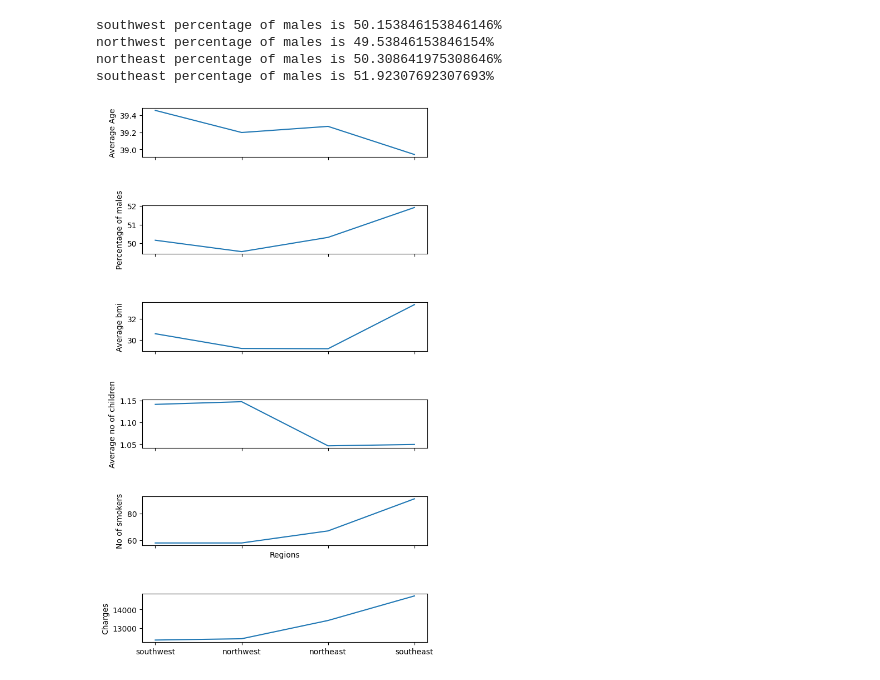
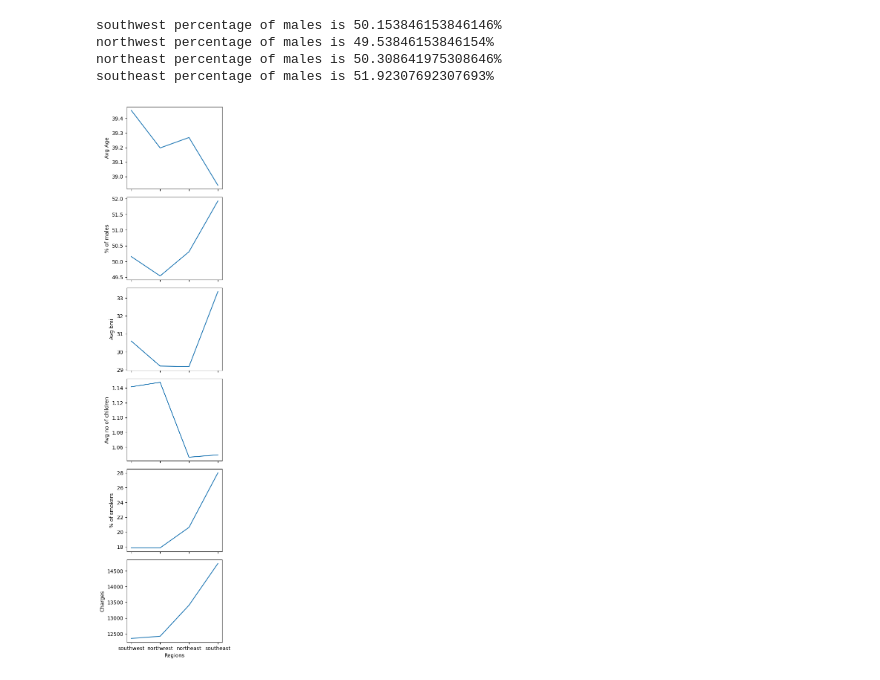
Before and after one commit to chengzhenliew/us_medical_insurance_costs_project, a Jupyter notebook: us-medical-insurance-costs-portfolio-project.ipynb, the cells around one changed output. Saved outputs shown, nothing was run; the diff lists cells and outputs as text; code cells hidden in the pictures.

```diff
--- a/us-medical-insurance-costs-portfolio-project.ipynb
+++ b/us-medical-insurance-costs-portfolio-project.ipynb
@@ -11,7 +11,7 @@ First, we can find the average insurance cost for the different regions to see i
 import csv
 # %%
 #Converting csv to a list of dictionaries which store the individuals' information
-with open("C:\\Users\\cheng\\AppData\\Local\\Temp\\bfad068c-1cda-40ae-bec1-80960efb058b_python-portfolio-project-medical-insurance-cost-starter-files.zip.58b\\python-portfolio-project-starter-files\\insurance.csv") as csvfile:
+with open("C:\\Users\\cheng\\AppData\\Local\Temp\\58913cb5-4783-4cca-a099-026011b2ed67_python-portfolio-project-medical-insurance-cost-starter-files.zip.d67\\python-portfolio-project-starter-files\\insurance.csv") as csvfile:
     csvreader = csv.DictReader(csvfile)
     data = [row for row in csvreader]
 
@@ -229,27 +229,28 @@ southeast percentage of males is 51.92307692307693%
 # %%
 import matplotlib.pyplot as plt
 fig, (age_ax, sex_ax, bmi_ax, children_ax, smoker_ax, charges_ax) = plt.subplots(6, 1, sharex=True)
 
 age_ax.plot(['southwest', 'northwest', 'northeast', 'southeast'], [southwest_ages/southwest_population, northwest_ages/northwest_population, northeast_ages/northeast_population, southeast_ages/southeast_population])
-age_ax.set_ylabel('Average Age')
+age_ax.set_ylabel('Avg Age')
 
 sex_ax.plot(['southwest', 'northwest', 'northeast', 'southeast'], [(southwest_males/southwest_population) * 100, (northwest_males/northwest_population) * 100, (northeast_males/northeast_population) * 100, (southeast_males/southeast_population) * 100])
-sex_ax.set_ylabel('Percentage of males')
+sex_ax.set_ylabel('% of males')
 
 bmi_ax.plot(['southwest', 'northwest', 'northeast', 'southeast'], [southwest_bmis/southwest_population, northwest_bmis/northwest_population, northeast_bmis/northeast_population, southeast_bmis/southeast_population])
-bmi_ax.set_ylabel('Average bmi')
+bmi_ax.set_ylabel('Avg bmi')
 
 children_ax.plot(['southwest', 'northwest', 'northeast', 'southeast'], [southwest_kids/southwest_population, northwest_kids/northwest_population, northeast_kids/northeast_population, southeast_kids/southeast_population])
-children_ax.set_ylabel('Average no of children')
+children_ax.set_ylabel('Avg no of children')
 
 charges_ax.plot(['southwest', 'northwest', 'northeast', 'southeast'], [southwest_cost/southwest_population, northwest_cost/northwest_population, northeast_cost/northeast_population, southeast_cost/southeast_population])
 charges_ax.set_ylabel('Charges')
+charges_ax.set_xlabel('Regions')
 
-smoker_ax.plot(['southwest', 'northwest', 'northeast', 'southeast'], [southwest_smokers, northwest_smokers, northeast_smokers, southeast_smokers])
-smoker_ax.set_ylabel('No of smokers')
-smoker_ax.set_xlabel('Regions')
+smoker_ax.plot(['southwest', 'northwest', 'northeast', 'southeast'], [southwest_smokers/southwest_population * 100, northwest_smokers/southwest_population * 100, northeast_smokers/southwest_population * 100, southeast_smokers/southwest_population * 100])
+smoker_ax.set_ylabel('% of smokers')
 
-plt.subplots_adjust(left=0.1, right=0.9, bottom=0, top=2, hspace=1,)
+
+plt.subplots_adjust(left=0.1, right=0.5, bottom=7, top=10, hspace=0.1)
 plt.show()
 # %% [output]
-[figure, old version]
+[figure, new version]
```
Also changed, not shown: parts of 3 cells of this notebook.
